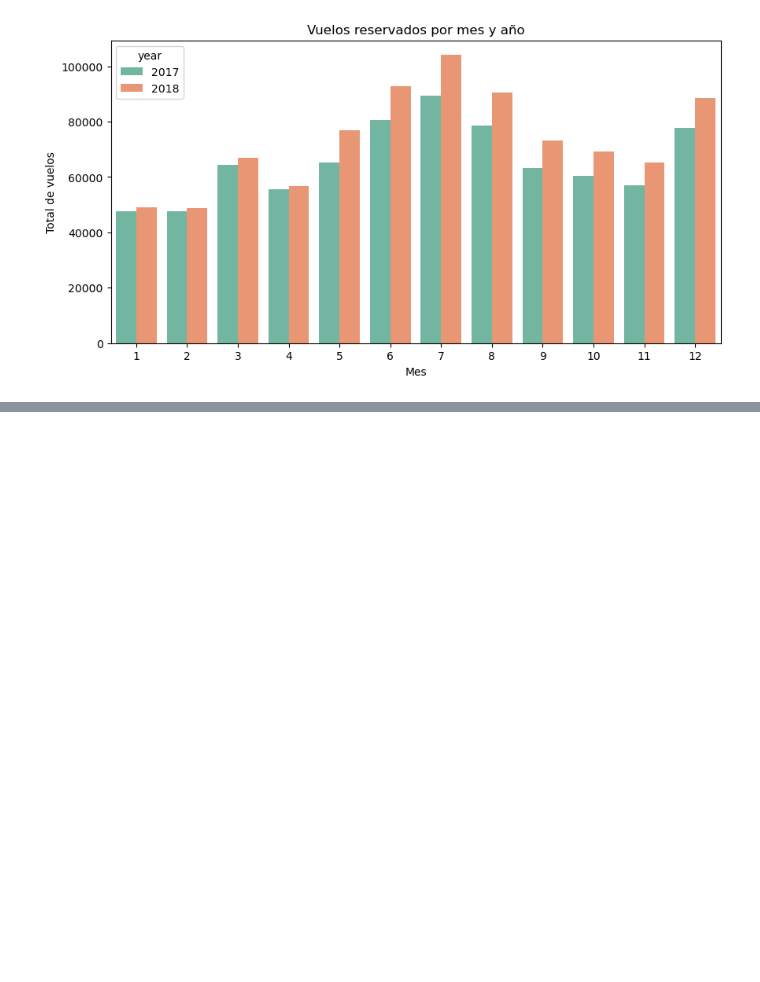
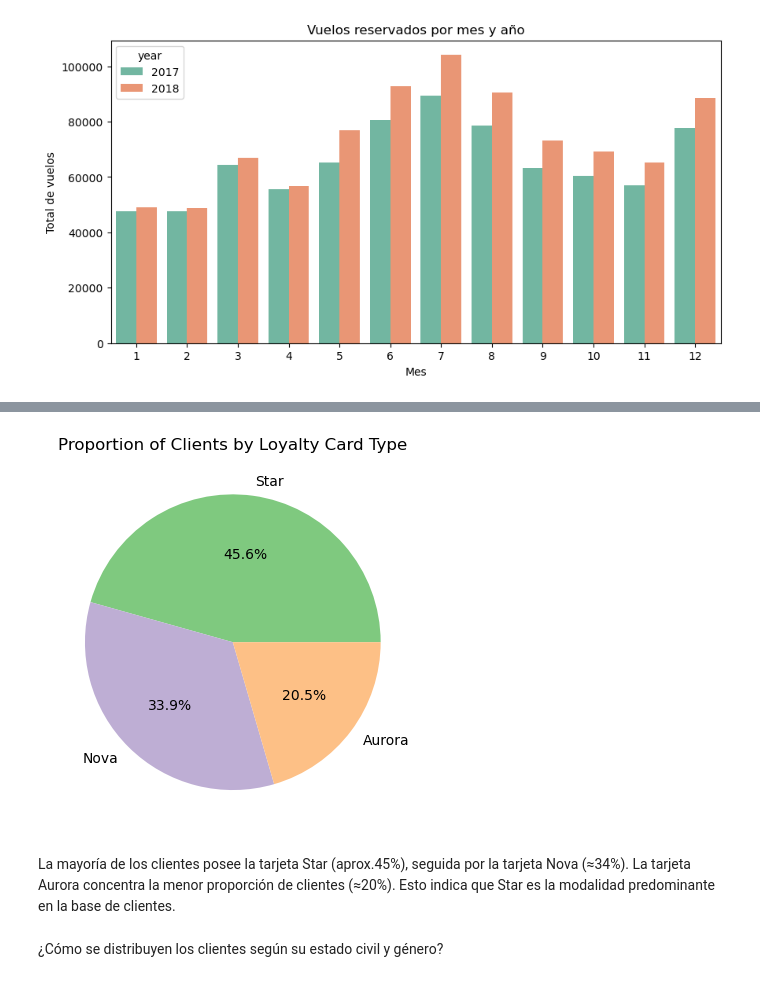
Before and after one commit to Adalab/bda-modulo-3-evaluacion-final-ela-art, a Jupyter notebook: Evaluacion3.ipynb, the cells around one changed output, grey strips where cells are left out. Drawn from its saved outputs; the diff is of its cells as text; code cells hidden in the pictures; blank space fills up the shorter version.

```diff
--- a/Evaluacion3.ipynb
+++ b/Evaluacion3.ipynb
@@ -870,0 +928,20 @@ plt.show()
+# %%
+
+clients = df_master.drop_duplicates(subset=["loyalty_number"])#le dice a panda que deje solo una fila por cliente
+clients_by_loyalty_card = clients["loyalty_card"].value_counts(normalize=True) * 100
+#si no pones normalize True solo devuelve el numero de clientes por tarjeta no la proporción
+# %%
+clients_by_loyalty_card.plot(
+    kind="pie",
+    autopct="%.1f%%",
+    ylabel="",  # quita el label lateral feo
+    colors=sns.color_palette("Accent")
+)
+plt.title("Proportion of Clients by Loyalty Card Type")
+plt.show()
+# %% [output]
+[figure, added]
+# %% [markdown]
+La mayoría de los clientes posee la tarjeta Star (aprox.45%), seguida por la tarjeta Nova (≈34%). La tarjeta Aurora concentra la menor proporción de clientes (≈20%). Esto indica que Star es la modalidad predominante en la base de clientes.
+# %% [markdown]
+¿Cómo se distribuyen los clientes según su estado civil y género?
```
Also changed, not shown: parts of 26 cells of this notebook.
